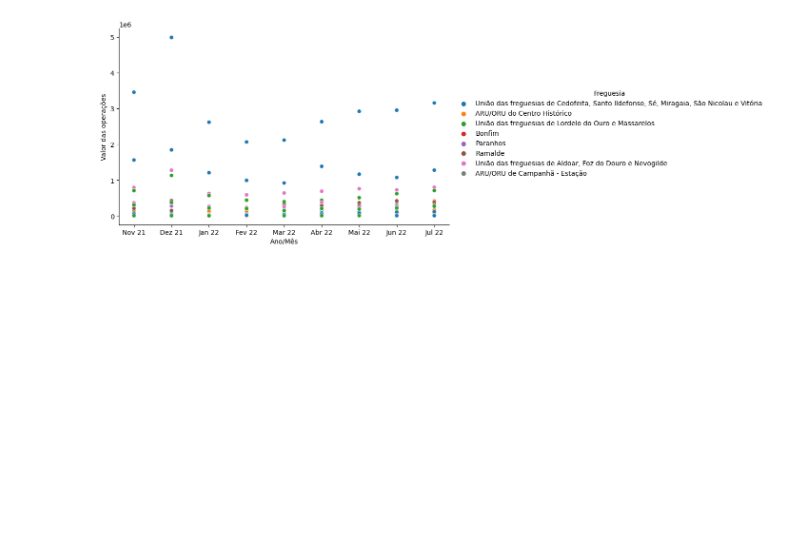
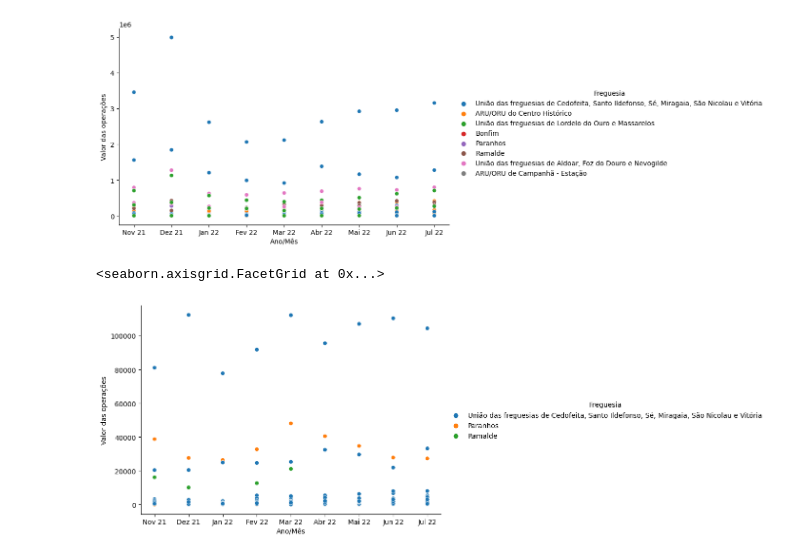
Before and after one commit to duarteoliper/DataInTheCity.ai, a Jupyter notebook: preprocessing.ipynb, the cells around one changed output. Drawn from its saved outputs; the diff is of its cells as text; code cells hidden in the pictures; blank space fills up the shorter version.

```diff
--- a/preprocessing.ipynb
+++ b/preprocessing.ipynb
@@ -117,4 +117,7 @@ sns.relplot(data=result[result["Setor"]=="Vestuário"], x="Ano/Mês", y="Valor d
 <seaborn.axisgrid.FacetGrid at 0x...>
 [figure]
 # %%
-sns.relplot(data=result[result["Setor"]=="Vestuário"], x="Ano/Mês", y="Valor das operações", hue="Freguesia", aspect=1.61)
+sns.relplot(data=result[result["Setor"]=="Restauração"], x="Ano/Mês", y="Valor das operações", hue="Freguesia", aspect=1.61)
+# %% [output]
+<seaborn.axisgrid.FacetGrid at 0x...>
+[figure, added]
```
